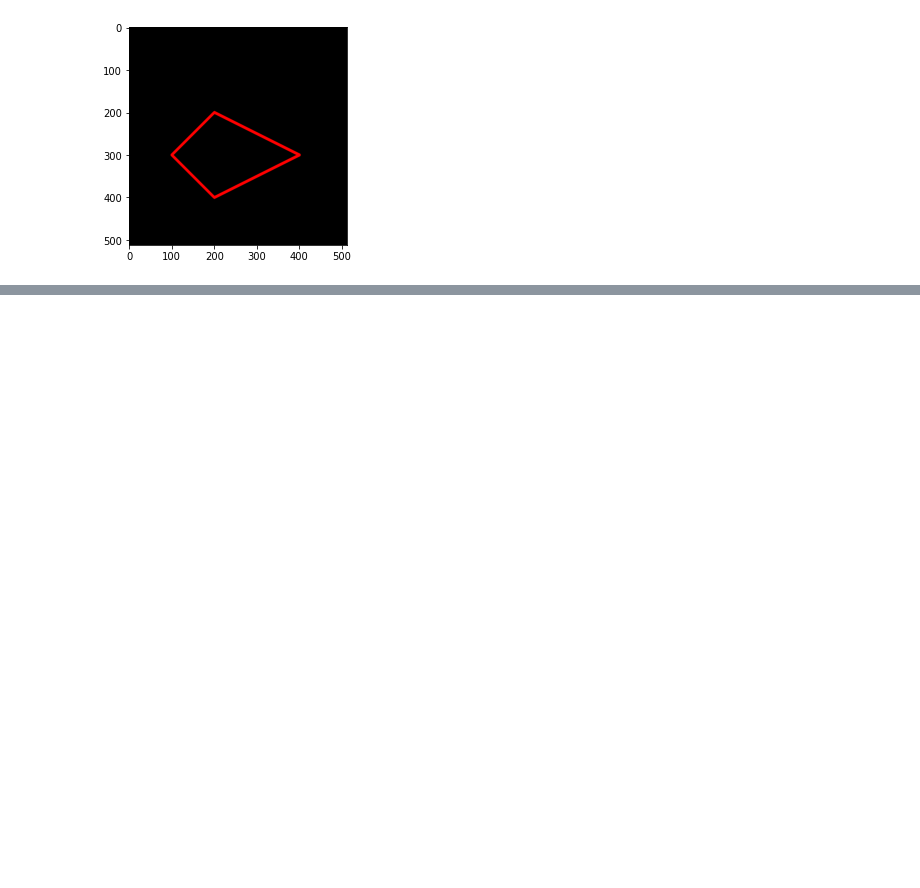
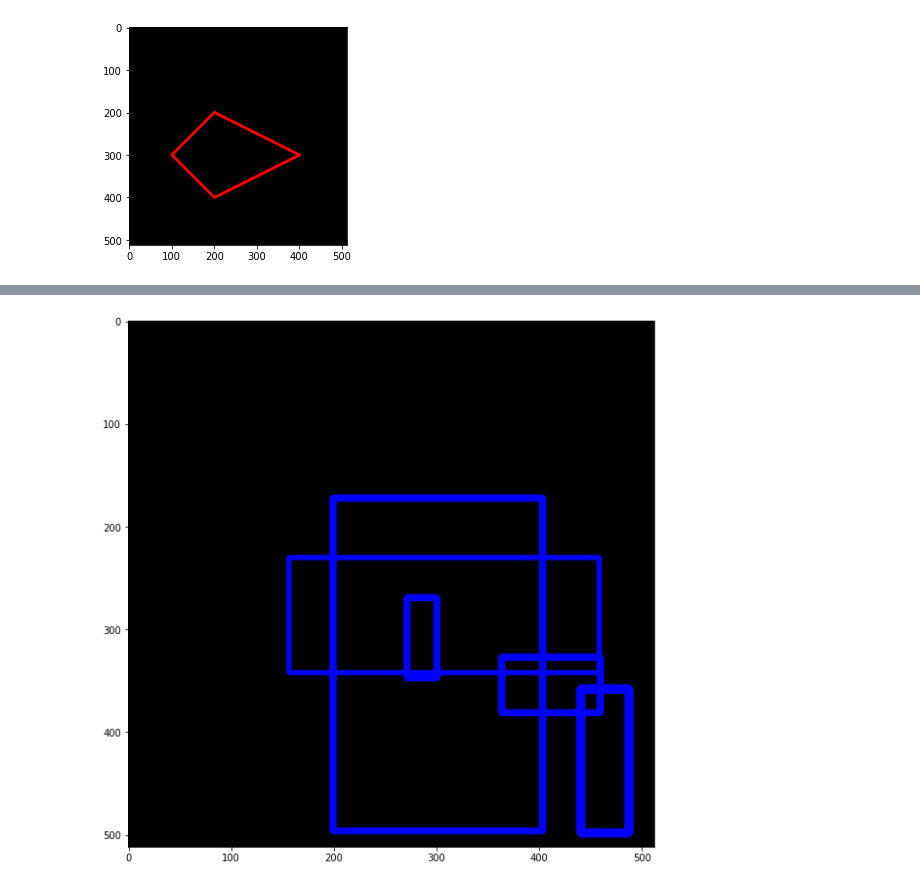
Before and after one commit to pazcalll/PCVK_Genap_2021, a Jupyter notebook: Week2.ipynb, the cells around one changed output, grey strips where cells are left out. Cells and saved outputs as stored; diff of their text form; code cells hidden in the pictures; blank space fills up the shorter version.

```diff
--- a/Week2.ipynb
+++ b/Week2.ipynb
@@ -169 +169,20 @@ plt.imshow(black_img2)
+# %%
+bg_black = np.zeros(shape=(512,512,3),dtype=np.int32)
+fig = plt.figure(figsize=(10,10)) #ubah-ubah ukuran (10,10) sesuai kebutuhan
+ax = fig.add_subplot(111)
+
+from random import seed
+from random import randint
+
+for __ in range(5):
+  a=randint(0,500)
+  b=randint(5,50)
+  c=randint(3,9)
+  d=randint(0,500)
+  e=randint(300,500)
+  f=randint(0,400)
+  cv.rectangle(bg_black, pt1=(a,d), pt2=(e,f), color=(0,0,255), thickness=c)
+ax.imshow(bg_black)
+# %% [output]
+[figure, added]
 # %%
```
Also changed, not shown: parts of 6 cells of this notebook.
